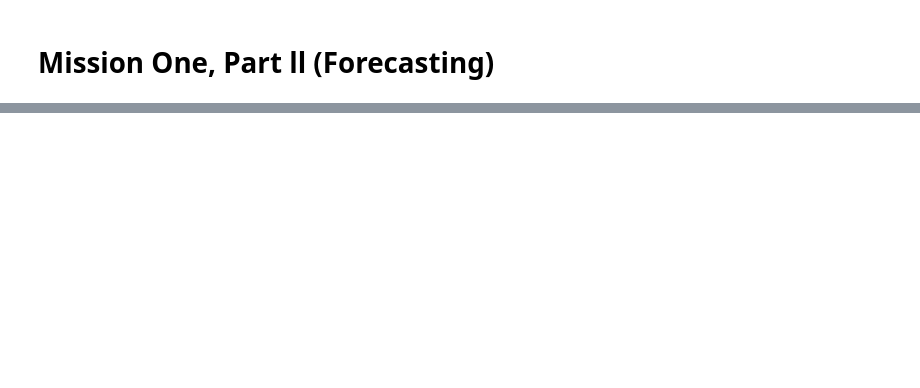
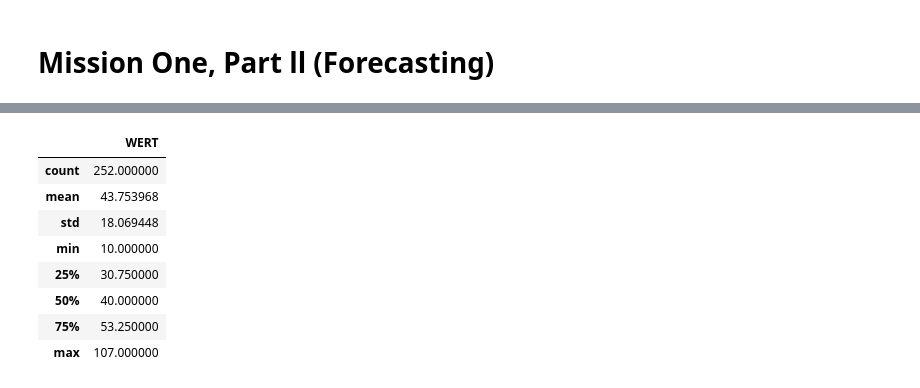
Before and after one commit to asalarp/dps_challenge, a Jupyter notebook: Mission1.ipynb, the cells around one changed output, grey strips where cells are left out. Saved outputs shown, nothing was run; the diff lists cells and outputs as text; code cells hidden in the pictures; blank space fills up the shorter version.

```diff
--- a/Mission1.ipynb
+++ b/Mission1.ipynb
@@ -121,0 +175,13 @@ fig.show()
+# %%
+# overall look to properties of dataset
+df_forecast.describe()
+# %% [output]
+|  | WERT |
+| count | 252.000000 |
+| mean | 43.753968 |
+| std | 18.069448 |
+| min | 10.000000 |
+| 25% | 30.750000 |
+| 50% | 40.000000 |
+| 75% | 53.250000 |
+| max | 107.000000 |
```
Also changed, not shown: parts of 5 cells of this notebook.
